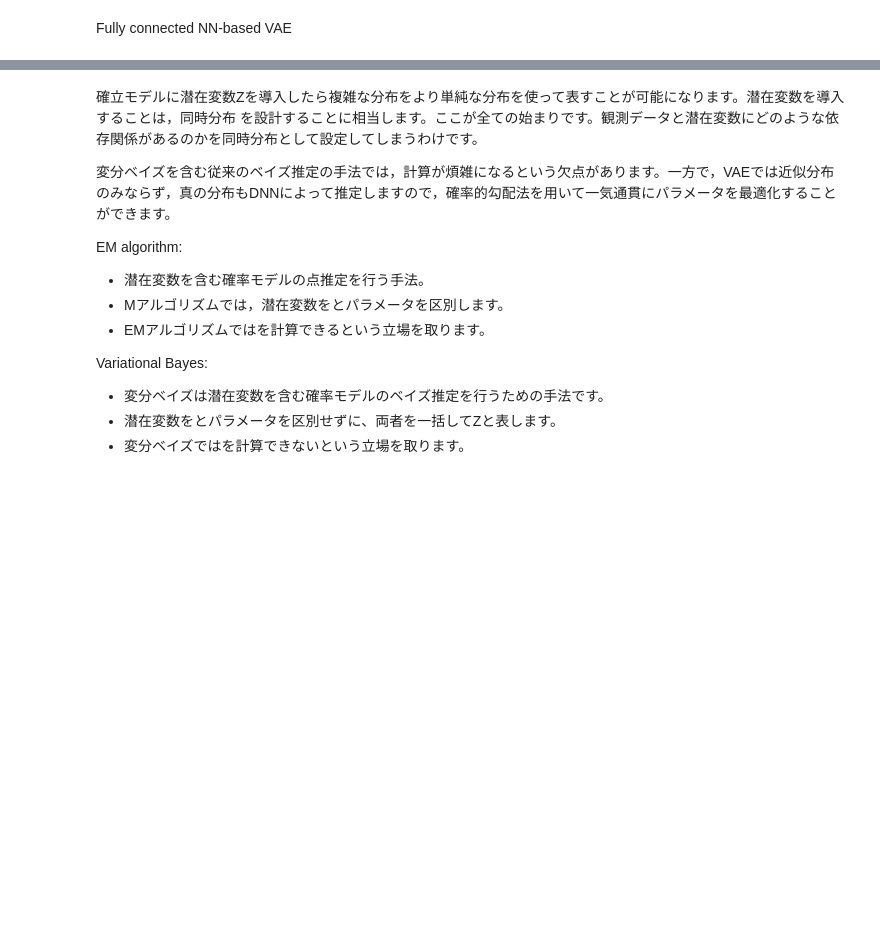
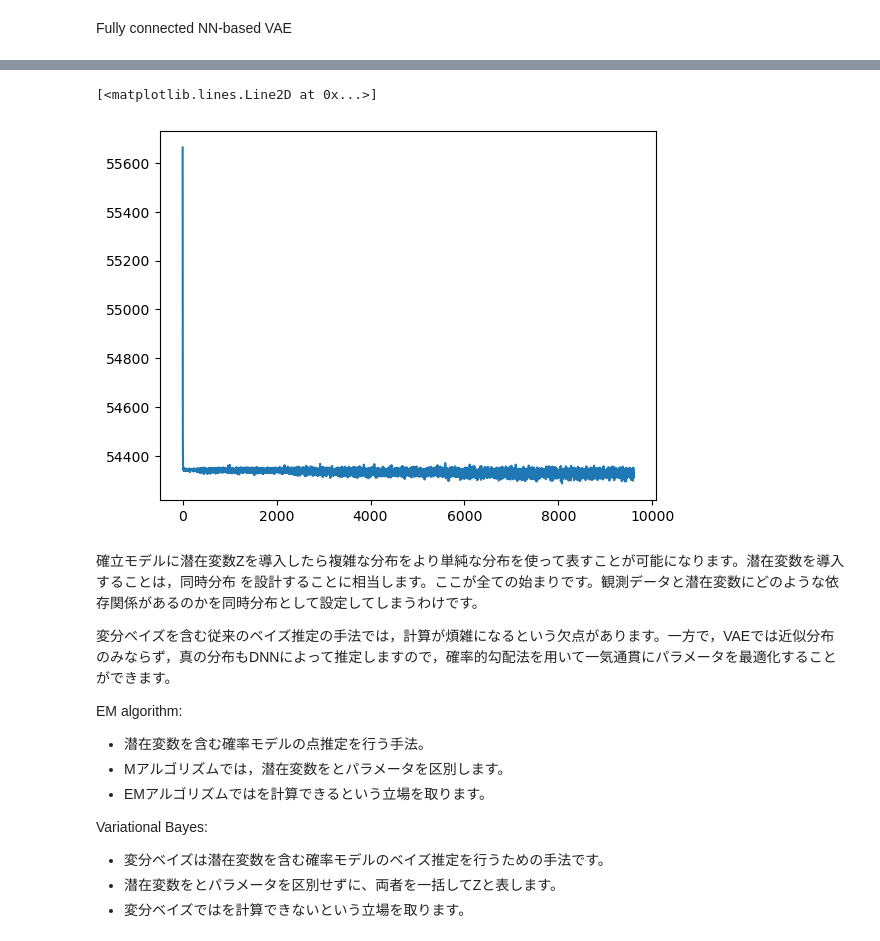
Before and after one commit to uentinnlea/MI_tool, a Jupyter notebook: dimension_reduction/VAE_visualization.ipynb, the cells around one changed output, grey strips where cells are left out. Cells and saved outputs as stored; diff of their text form; code cells hidden in the pictures; blank space fills up the shorter version.

```diff
--- a/dimension_reduction/VAE_visualization.ipynb
+++ b/dimension_reduction/VAE_visualization.ipynb
@@ -133,4 +133,35 @@ history = {"train_loss": []}
-# %%
-secheduler = torch.optim.lr_scheduler.MultiStepLR(optimizer=optimizer, milestones=[10], gamma=0.1)
-for epoch in num_epochs:
-    for data in
+# %%
+summary = {"train_loss": [], "val_loss": [], "ave": [], "log_var": [], "z": [], "labels": []}
+
+scheduler = torch.optim.lr_scheduler.MultiStepLR(optimizer=optimizer, milestones=[15], gamma=0.1)
+for epoch in range(num_epochs):
+    model.train()
+    for batch_num, (x, labels) in enumerate(train_loader):
+        input = x.to(device).view(-1, 28*28).to(torch.float32)
+        output, z, ave, log_var = model(input)
+
+        summary["ave"].append(ave)
+        summary["log_var"].append(log_var)
+        summary["z"].append(z)
+        summary["labels"].append(labels)
+        loss = loss_function(output, input, ave, log_var)
+
+        optimizer.zero_grad()
+        loss.backward()
+        optimizer.step()
+
+        if batch_num % 100 == 0:
+            print(f'Epoch: {epoch + 1}, loss: {loss:.4f}')
+        summary["train_loss"].append(loss)
+
+    model.eval()
+    with torch.inference_mode():
+        for x, labels in val_loader:
+            input = x.to(device).view(-1, 28*28).to(torch.float32)
+            output, z, ave, log_var = model(input)
+
+            loss = loss_function(output, input, ave, log_var)
+            summary["val_loss"].append(loss)
+        print(f'Epoch: {epoch + 1}, val_loss: {loss:.4f}')
+
+    scheduler.step()
@@ -137,3 +186,10 @@ for epoch in num_epochs:
+# %%
+train_loss_tensor = torch.stack(summary["train_loss"])
+train_loss_np = train_loss_tensor.to('cpu').detach().numpy().copy()
+plt.plot(train_loss_np)
+# %% [output]
+[<matplotlib.lines.Line2D at 0x...>]
+[figure, added]
 # %% [markdown]
 確立モデルに潜在変数Zを導入したら複雑な分布をより単純な分布を使って表すことが可能になります。潜在変数を導入することは，同時分布
 を設計することに相当します。ここが全ての始まりです。観測データと潜在変数にどのような依存関係があるのかを同時分布として設定してしまうわけです。
```
Also changed, not shown: parts of 4 cells of this notebook.
